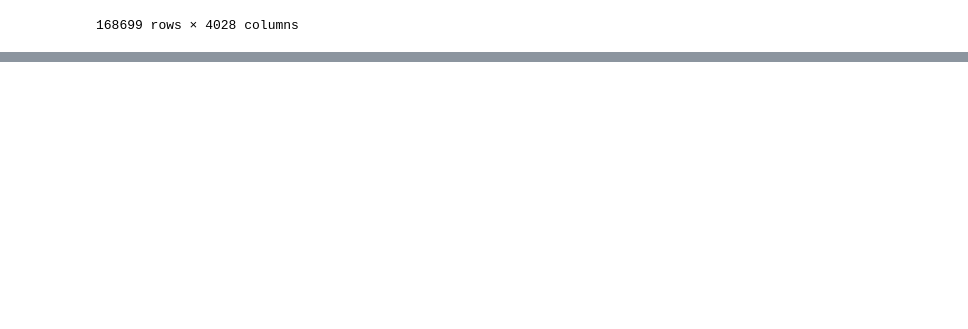
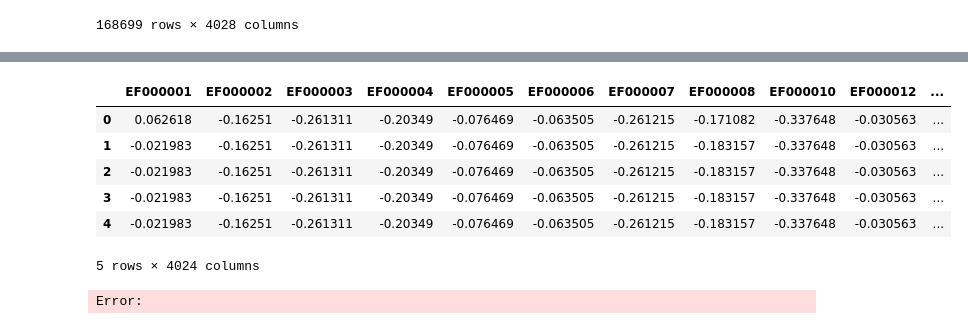
Before and after one commit to Wendyessilfie/Business-statistics-, a Jupyter notebook: taoyin items-1.ipynb, the cells around one changed output, grey strips where cells are left out. Saved outputs shown, nothing was run; the diff lists cells and outputs as text; code cells hidden in the pictures; blank space fills up the shorter version.

```diff
--- a/taoyin items-1.ipynb
+++ b/taoyin items-1.ipynb
@@ -128,0 +109,38 @@ hoofdgroep_encoded.head()
+# %%
+# Create a new DataFrame that includes all columns except 'ETIM', 'statistiek_hoofdgroep', and 'statistiek_subgroep'
+TY_items_only = ty_no_duplicates.drop(columns=['ETIM', 'statistiek_hoofdgroep', 'statistiek_subgroep'])
+
+# Replace all NaN values with 0
+TY_items_only.fillna(0, inplace=True)
+# Display the DataFrame to check changes
+TY_items_only.head()
+# %%
+# Exclude 'Articlenr' from scaling
+TY_items_features = TY_items_only.drop(columns=['Articlenr'])
+
+# Feature scaling
+# Define the StandardScaler instance
+scaler = StandardScaler()
+# Fit the StandardScaler to the feature data
+scaler.fit(TY_items_features)
+# Scale the feature data and convert back to a DataFrame
+TY_scaled = pd.DataFrame(scaler.transform(TY_items_features), columns=TY_items_features.columns)
+# Display the result
+TY_scaled.head()
+# %% [output]
+|  | EF000001 | EF000002 | EF000003 | EF000004 | EF000005 | EF000006 | EF000007 | EF000008 | EF000010 | EF000012 | ... |
+| 0 | 0.062618 | -0.16251 | -0.261311 | -0.20349 | -0.076469 | -0.063505 | -0.261215 | -0.171082 | -0.337648 | -0.030563 | ... |
+| 1 | -0.021983 | -0.16251 | -0.261311 | -0.20349 | -0.076469 | -0.063505 | -0.261215 | -0.183157 | -0.337648 | -0.030563 | ... |
+| 2 | -0.021983 | -0.16251 | -0.261311 | -0.20349 | -0.076469 | -0.063505 | -0.261215 | -0.183157 | -0.337648 | -0.030563 | ... |
+| 3 | -0.021983 | -0.16251 | -0.261311 | -0.20349 | -0.076469 | -0.063505 | -0.261215 | -0.183157 | -0.337648 | -0.030563 | ... |
+| 4 | -0.021983 | -0.16251 | -0.261311 | -0.20349 | -0.076469 | -0.063505 | -0.261215 | -0.183157 | -0.337648 | -0.030563 | ... |
+5 rows × 4024 columns
+# %%
+## Performing PCA
+from sklearn.decomposition import PCA
+pca = PCA()
+pca_comps = pca.fit_transform(TY_scaled)                    # pca components
+var_exp = pca.explained_variance_ratio_                     # variance explained ratio
+cum_var_exp = np.cumsum(var_exp)                            # cumulative variance
+# %% [output]
+Error:
```
Also changed, not shown: parts of 8 cells of this notebook.
